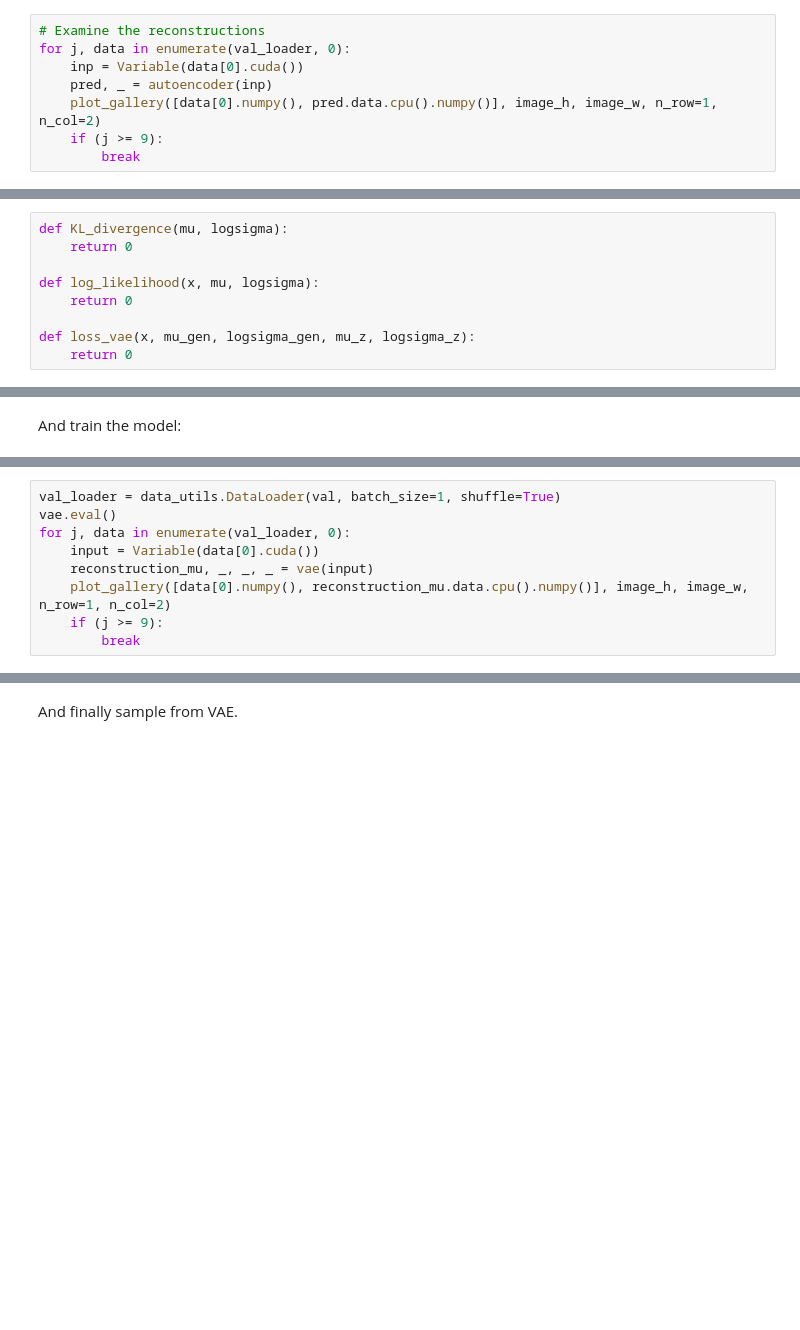
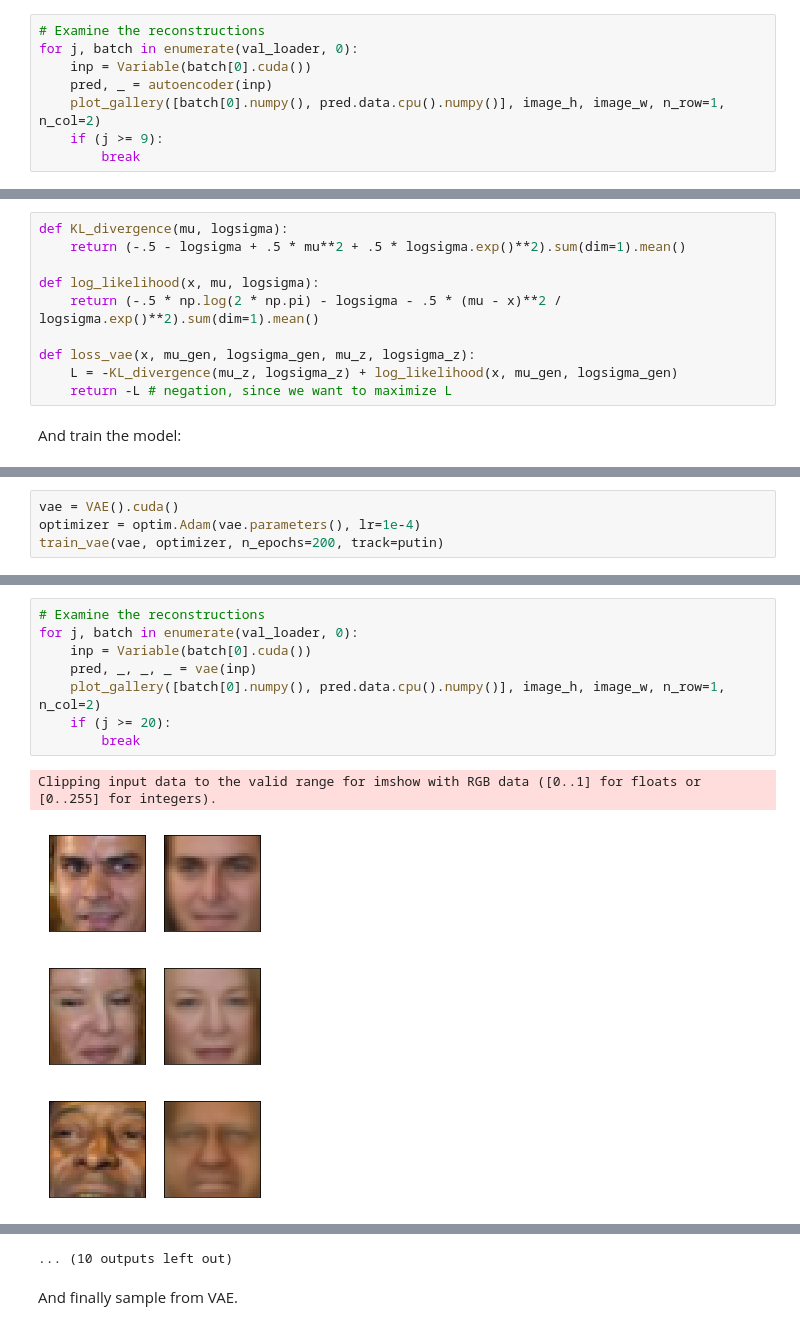
Before and after one commit to liviniuk/dl-course-skoltech, a Jupyter notebook: HW3/homework03_part2_vae_advanced.ipynb, the cells around one changed output, grey strips where cells are left out. Drawn from its saved outputs; the diff is of its cells as text; blank space fills up the shorter version.

```diff
--- a/HW3/homework03_part2_vae_advanced.ipynb
+++ b/HW3/homework03_part2_vae_advanced.ipynb
@@ -222,9 +225,9 @@ plt.tight_layout()
 # %%
 # Examine the reconstructions
-for j, data in enumerate(val_loader, 0):
-    inp = Variable(data[0].cuda())
+for j, batch in enumerate(val_loader, 0):
+    inp = Variable(batch[0].cuda())
     pred, _ = autoencoder(inp)
-    plot_gallery([data[0].numpy(), pred.data.cpu().numpy()], image_h, image_w, n_row=1, n_col=2)
+    plot_gallery([batch[0].numpy(), pred.data.cpu().numpy()], image_h, image_w, n_row=1, n_col=2)
     if (j >= 9):
         break
 # %% [output]
@@ -303,12 +343,3 @@ $$D_{KL} = -\frac{1}{2}\sum_{i=1}^{dimZ}(1+log(\sigma_i^2)-\mu_i^2-\sigma_i^2)$$
 $$\log p_{\theta}(x|z) = \sum_{i=1}^{dimX}\log p_{\theta}(x_i|z)=\sum_{i=1}^{dimX} \log \Big( \frac{1}{\sigma_i\sqrt{2\pi}}e^{-\frac{(\mu_I-x)^2}{2\sigma_i^2}} \Big)=...$$
 
 Don't forget in the code that you are using $\log\sigma$ as variable. Explain, why not $\sigma$?
-# %%
-def KL_divergence(mu, logsigma):
-    return 0
-
-def log_likelihood(x, mu, logsigma):
-    return 0
-
-def loss_vae(x, mu_gen, logsigma_gen, mu_z, logsigma_z):
-    return 0
@@ -315,2 +349,12 @@ def loss_vae(x, mu_gen, logsigma_gen, mu_z, logsigma_z):
+# %%
+def KL_divergence(mu, logsigma):
+    return (-.5 - logsigma + .5 * mu**2 + .5 * logsigma.exp()**2).sum(dim=1).mean()
+
+def log_likelihood(x, mu, logsigma):
+    return (-.5 * np.log(2 * np.pi) - logsigma - .5 * (mu - x)**2 / logsigma.exp()**2).sum(dim=1).mean()
+
+def loss_vae(x, mu_gen, logsigma_gen, mu_z, logsigma_z):
+    L = -KL_divergence(mu_z, logsigma_z) + log_likelihood(x, mu_gen, logsigma_gen)
+    return -L # negation, since we want to maximize L
 # %% [markdown]
 And train the model:
@@ -319,0 +401,4 @@ And train the model:
+# %%
+vae = VAE().cuda()
+optimizer = optim.Adam(vae.parameters(), lr=1e-4)
+train_vae(vae, optimizer, n_epochs=200, track=putin)
@@ -320,9 +447,13 @@ And train the model:
 # %%
-val_loader = data_utils.DataLoader(val, batch_size=1, shuffle=True)
-vae.eval()
-for j, data in enumerate(val_loader, 0):
-    input = Variable(data[0].cuda())
-    reconstruction_mu, _, _, _ = vae(input)
-    plot_gallery([data[0].numpy(), reconstruction_mu.data.cpu().numpy()], image_h, image_w, n_row=1, n_col=2)
-    if (j >= 9):
+# Examine the reconstructions
+for j, batch in enumerate(val_loader, 0):
+    inp = Variable(batch[0].cuda())
+    pred, _, _, _ = vae(inp)
+    plot_gallery([batch[0].numpy(), pred.data.cpu().numpy()], image_h, image_w, n_row=1, n_col=2)
+    if (j >= 20):
         break
+# %% [output]
+Clipping input data to the valid range for imshow with RGB data ([0..1] for floats or [0..255] for integers).
+[figure, added]
+[figure, added]
+[figure, added]
@@ -329,3 +468,4 @@ for j, data in enumerate(val_loader, 0):
+... (10 outputs left out)
 # %% [markdown]
 And finally sample from VAE.
 # %%
```
Also changed, not shown: parts of 24 cells of this notebook.
